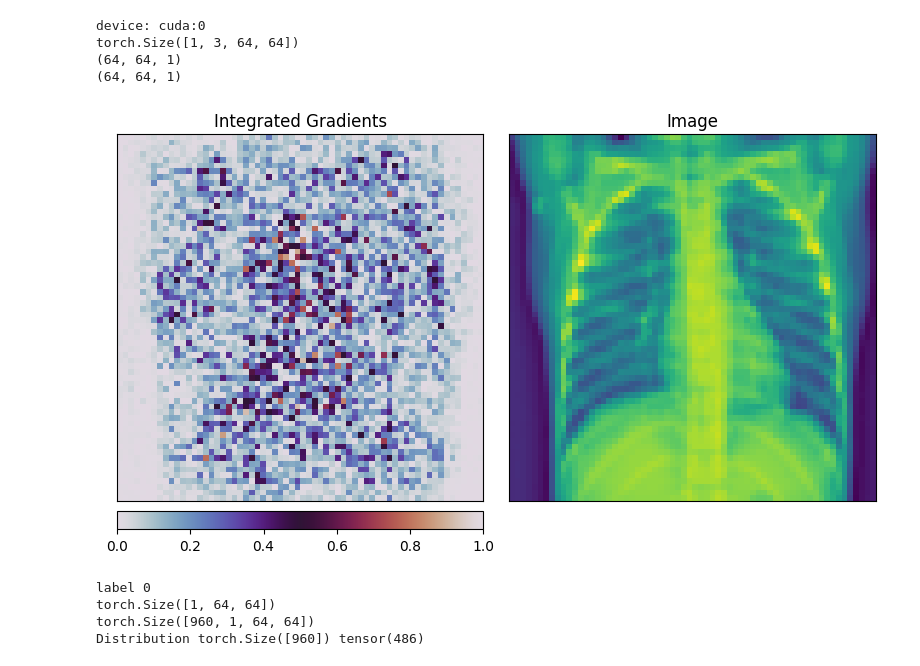
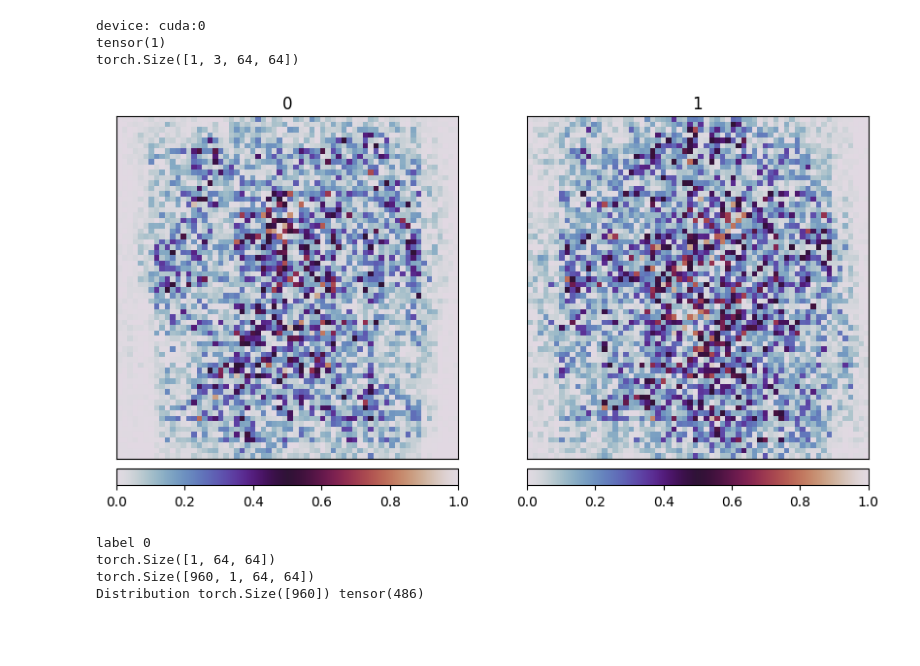
Before and after one commit to Thire399/DC-MasterThesis-2023, a Jupyter notebook: AccuracycheckerTool.ipynb, the cells around one changed output. Cells and saved outputs as stored; diff of their text form; code cells hidden in the pictures; blank space fills up the shorter version.

```diff
--- a/AccuracycheckerTool.ipynb
+++ b/AccuracycheckerTool.ipynb
@@ -30,55 +30,60 @@ gpu = torch.cuda.is_available()
 device = torch.device("cuda:0" if gpu else "cpu")
 print("device:", device)
 dataSet = 'chest_xray'
 
 model = models.alexnet(pretrained = False)
 model.classifier[6] = nn.Linear(in_features=4096, out_features = 2, bias=True)
 #os.chdir('/home/thire399/Documents/School/DC-MasterThesis-2023/Data/Loss_chest_xray/model128x128FullAlexNet20230411-213110.pt')
 model.load_state_dict(torch.load(f'Data/Loss_chest_xray/model128x128FullAlexNet20230411-213110'))
 data = torch.load(f'Data/Proccesed/{dataSet}/trainX.pt')
 y = torch.load(f'Data/Proccesed/{dataSet}/trainY.pt')
 model.to(device)
-
+print(str(y[1]))
 model.eval()
 
 IntegratedGradients = captum.attr.IntegratedGradients(model)
 input1 = data[0].unsqueeze(0)
-input2 = data[2].unsqueeze(0)
+input2 = data[1].unsqueeze(0)
 input1 = input1.repeat(1,3,1,1).float()
 input2 = input2.repeat(1,3,1,1).float()
 print(input1.shape)
 
 attrDeepLift1 = IntegratedGradients.attribute(input1.to(device), target = 1)
 attrDeepLift2 = IntegratedGradients.attribute(input2.to(device), target = 0)
 
 vis_types = ["heat_map", "original_image"]
 vis_signs = ["absolute_value", "absolute_value"]
-print(attrDeepLift1[0][1].squeeze().unsqueeze(2).cpu().detach().numpy().shape)
-print(input1[0][1].squeeze().unsqueeze(2).cpu().detach().numpy().shape)
-_ = viz.visualize_image_attr_multiple(attrDeepLift1[0][1].squeeze().unsqueeze(2).cpu().detach().numpy(),
-                                      input1[0][1].squeeze().unsqueeze(2).cpu().detach().numpy(),
-                                      vis_types,
-                                      vis_signs,
-                                      ["Integrated Gradients", "Image"],
-                                      show_colorbar = True,
-                                      cmap = 'twilight'
-                                     )
+#print(attrDeepLift1[0][1].squeeze().unsqueeze(2).cpu().detach().numpy().shape)
+#print(input1[0][1].squeeze().unsqueeze(2).cpu().detach().numpy().shape)
+#_ = viz.visualize_image_attr_multiple(attrDeepLift1[0][1].squeeze().unsqueeze(2).cpu().detach().numpy(),
+#                                      input1[0][1].squeeze().unsqueeze(2).cpu().detach().numpy(),
+#                                      vis_types,
+#                                      vis_signs,
+#                                      ["Integrated Gradients", "Image"],
+#                                      show_colorbar = True,
+#                                      cmap = 'twilight'
+#                                     )
 
-#fig, ax = plt.subplots(2, 2, figsize = ( 6,6))
-#fig1, ax1 = viz.visualize_image_attr(attrDeepLift1.squeeze().unsqueeze(2).cpu().detach().numpy()+1e-10,
-#                                        plt_fig_axis = (fig, ax[1][1]),
-#                                        cmap = 'twilight',
-#                                        show_colorbar = True,
-#                                        title = 'Deep Lift',
-#                                        use_pyplot = False)
+fig, ax = plt.subplots(1, 2, figsize = ( 10,10))
+fig1, ax1 = viz.visualize_image_attr(attrDeepLift1[0][1].squeeze().unsqueeze(2).cpu().detach().numpy()+1e-10,
+                                        plt_fig_axis = (fig, ax[0]),
+                                        cmap = 'twilight',
+                                        show_colorbar = True,
+                                        title = str(y[0].item()),
+                                        use_pyplot = False)
+fig2, ax2 = viz.visualize_image_attr(attrDeepLift2[0][1].squeeze().unsqueeze(2).cpu().detach().numpy()+1e-10,
+                                        plt_fig_axis = (fig, ax[1]),
+                                        cmap = 'twilight',
+                                        show_colorbar = True,
+                                        title = str(y[1].item()),
+                                        use_pyplot = False)
 #plt.tight_layout()
 #plt.show()
 # %% [output]
 device: cuda:0
+tensor(1)
 torch.Size([1, 3, 64, 64])
-(64, 64, 1)
-(64, 64, 1)
-[figure, old version]
+[figure, new version]
 # %%
 import torch
 import matplotlib.pyplot as plt
```
Also changed, not shown: 3 other files.
